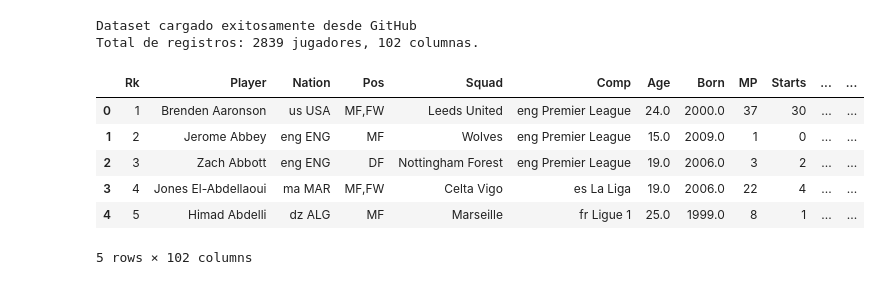
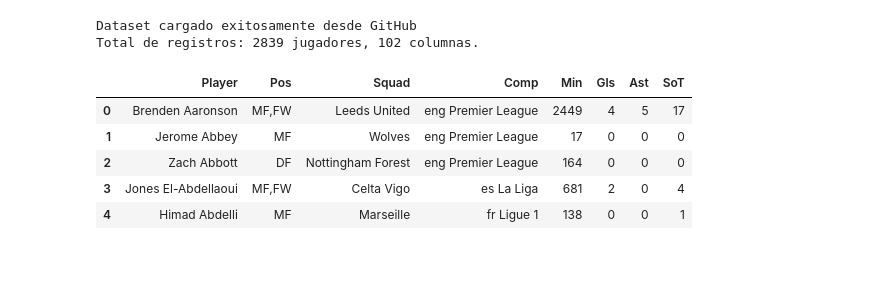
Before and after one commit to Pepino8/Mineria-de-Datos, a Jupyter notebook: Parcial2/Scouting Geométrico.ipynb, the cells around one changed output. Drawn from its saved outputs; the diff is of its cells as text; code cells hidden in the pictures.

```diff
--- a/Parcial2/Scouting Geométrico.ipynb
+++ b/Parcial2/Scouting Geométrico.ipynb
@@ -1,21 +13,28 @@
 # %%
 import pandas as pd
 import numpy as np
 import matplotlib.pyplot as plt
 
+plt.style.use('seaborn-v0_8-whitegrid' if 'seaborn-v0_8-whitegrid' in plt.style.available else 'default')
+plt.rcParams['font.sans-serif'] = 'DejaVu Sans'
+plt.rcParams['figure.dpi'] = 110
+
 url = "https://raw.githubusercontent.com/mricardo89/data-mining/refs/heads/main/Unit-III/datasets/players_data-2025_2026.csv"
-df = pd.read_csv(url)
-print("Dataset cargado exitosamente desde GitHub")
+try:
+    df = pd.read_csv(url)
+    print("Dataset cargado exitosamente desde GitHub")
+except Exception as e:
+    print(f"Aviso: Cargando desde archivo local debido a: {e}")
+    df = pd.read_csv("players_data-2025_2026.csv")
+
 print(f"Total de registros: {df.shape[0]} jugadores, {df.shape[1]} columnas.")
-df.head()
-#list(df.columns)
+df[['Player', 'Pos', 'Squad', 'Comp', 'Min', 'Gls', 'Ast', 'SoT']].head()
 # %% [output]
 Dataset cargado exitosamente desde GitHub
 Total de registros: 2839 jugadores, 102 columnas.
-|  | Rk | Player | Nation | Pos | Squad | Comp | Age | Born | MP | Starts | ... | ... |
-| 0 | 1 | Brenden Aaronson | us USA | MF,FW | Leeds United | eng Premier League | 24.0 | 2000.0 | 37 | 30 | ... | ... |
-| 1 | 2 | Jerome Abbey | eng ENG | MF | Wolves | eng Premier League | 15.0 | 2009.0 | 1 | 0 | ... | ... |
-| 2 | 3 | Zach Abbott | eng ENG | DF | Nottingham Forest | eng Premier League | 19.0 | 2006.0 | 3 | 2 | ... | ... |
-| 3 | 4 | Jones El-Abdellaoui | ma MAR | MF,FW | Celta Vigo | es La Liga | 19.0 | 2006.0 | 22 | 4 | ... | ... |
-| 4 | 5 | Himad Abdelli | dz ALG | MF | Marseille | fr Ligue 1 | 25.0 | 1999.0 | 8 | 1 | ... | ... |
+|  | Player | Pos | Squad | Comp | Min | Gls | Ast | SoT |
+| 0 | Brenden Aaronson | MF,FW | Leeds United | eng Premier League | 2449 | 4 | 5 | 17 |
+| 1 | Jerome Abbey | MF | Wolves | eng Premier League | 17 | 0 | 0 | 0 |
+| 2 | Zach Abbott | DF | Nottingham Forest | eng Premier League | 164 | 0 | 0 | 0 |
+| 3 | Jones El-Abdellaoui | MF,FW | Celta Vigo | es La Liga | 681 | 2 | 0 | 4 |
+| 4 | Himad Abdelli | MF | Marseille | fr Ligue 1 | 138 | 0 | 0 | 1 |
-5 rows × 102 columns
```
Also changed, not shown: parts of 13 cells of this notebook.
